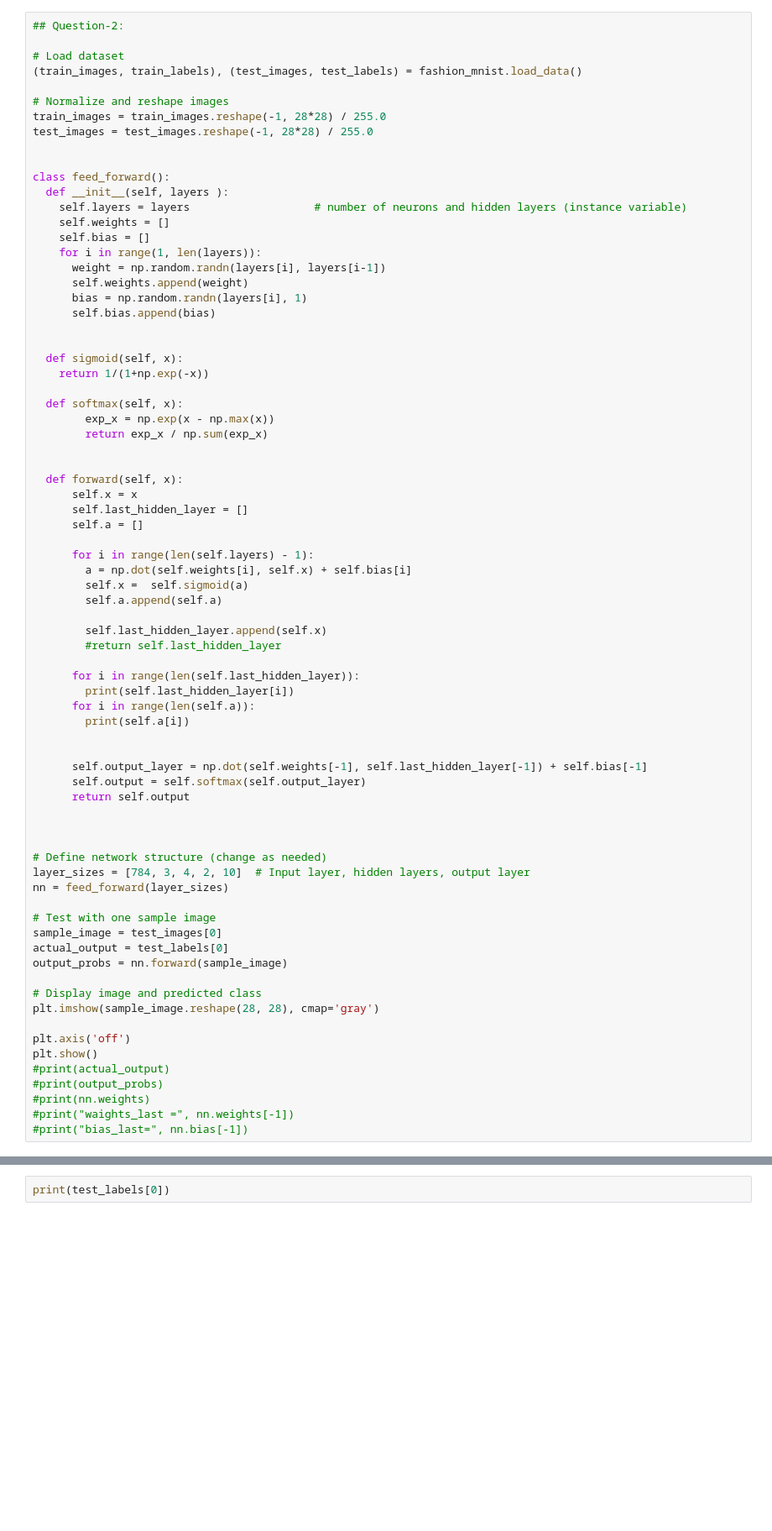
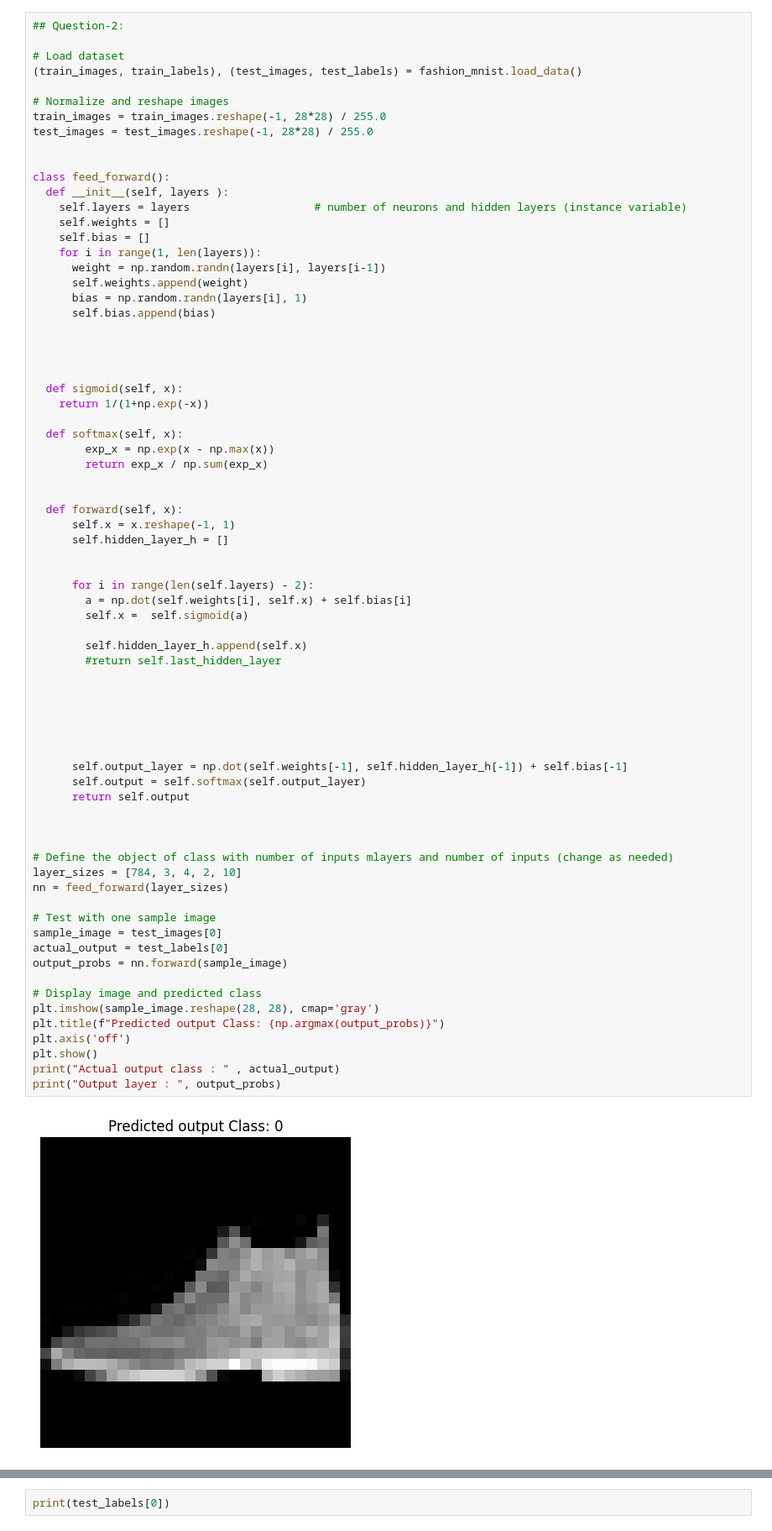
Before and after one commit to devyadav11/DA6401_ASSIGNMENT_1, a Jupyter notebook: DA6401__Assignment_1.ipynb, the cells around one changed output, grey strips where cells are left out. Shown at 84% size. Drawn from its saved outputs; the diff is of its cells as text; blank space fills up the shorter version.

```diff
--- a/DA6401__Assignment_1.ipynb
+++ b/DA6401__Assignment_1.ipynb
@@ -83,6 +83,8 @@ class feed_forward():
       self.bias.append(bias)
 
 
+
+
   def sigmoid(self, x):
     return 1/(1+np.exp(-x))
 
@@ -90,49 +92,45 @@ class feed_forward():
         exp_x = np.exp(x - np.max(x))
         return exp_x / np.sum(exp_x)
 
 
   def forward(self, x):
-      self.x = x
-      self.last_hidden_layer = []
-      self.a = []
+      self.x = x.reshape(-1, 1)
+      self.hidden_layer_h = []
 
-      for i in range(len(self.layers) - 1):
+
+      for i in range(len(self.layers) - 2):
         a = np.dot(self.weights[i], self.x) + self.bias[i]
         self.x =  self.sigmoid(a)
-        self.a.append(self.a)
 
-        self.last_hidden_layer.append(self.x)
+        self.hidden_layer_h.append(self.x)
         #return self.last_hidden_layer
 
-      for i in range(len(self.last_hidden_layer)):
-        print(self.last_hidden_layer[i])
-      for i in range(len(self.a)):
-        print(self.a[i])
 
 
-      self.output_layer = np.dot(self.weights[-1], self.last_hidden_layer[-1]) + self.bias[-1]
+
+
+
+      self.output_layer = np.dot(self.weights[-1], self.hidden_layer_h[-1]) + self.bias[-1]
       self.output = self.softmax(self.output_layer)
       return self.output
 
 
 
-# Define network structure (change as needed)
-layer_sizes = [784, 3, 4, 2, 10]  # Input layer, hidden layers, output layer
+# Define the object of class with number of inputs mlayers and number of inputs (change as needed)
+layer_sizes = [784, 3, 4, 2, 10]
 nn = feed_forward(layer_sizes)
 
 # Test with one sample image
 sample_image = test_images[0]
 actual_output = test_labels[0]
 output_probs = nn.forward(sample_image)
 
 # Display image and predicted class
 plt.imshow(sample_image.reshape(28, 28), cmap='gray')
-
+plt.title(f"Predicted output Class: {np.argmax(output_probs)}")
 plt.axis('off')
 plt.show()
-#print(actual_output)
-#print(output_probs)
-#print(nn.weights)
-#print("waights_last =", nn.weights[-1])
-#print("bias_last=", nn.bias[-1])
+print("Actual output class : " , actual_output)
+print("Output layer : ", output_probs)
 # %% [output]
+[figure, added]
```
Also changed, not shown: parts of 2 cells of this notebook.
